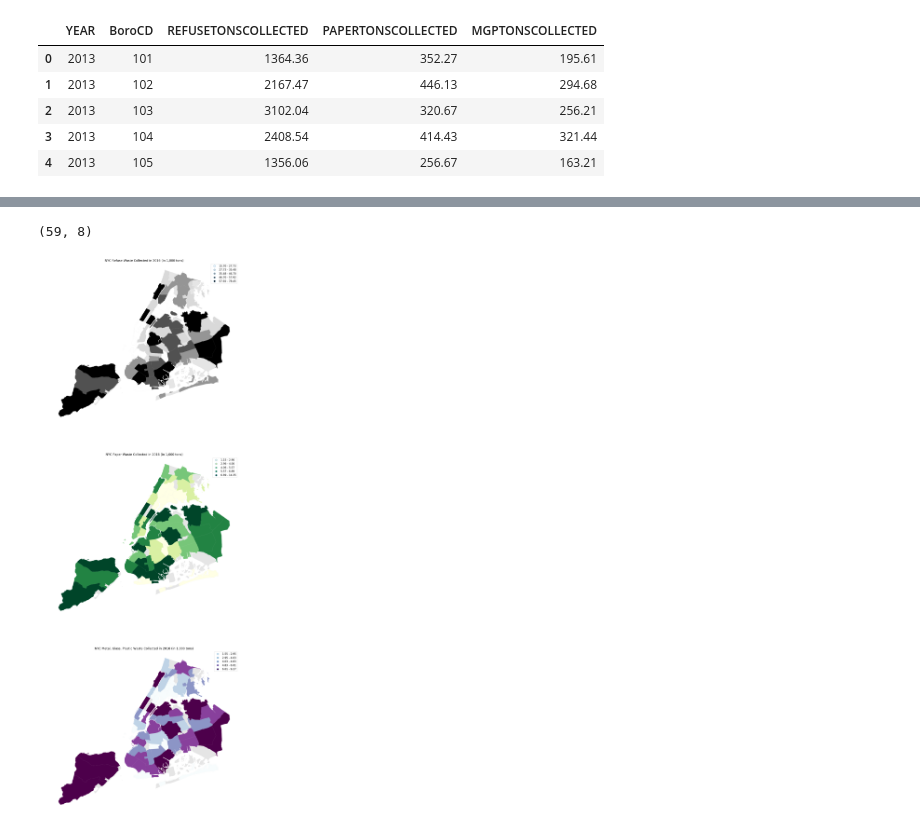
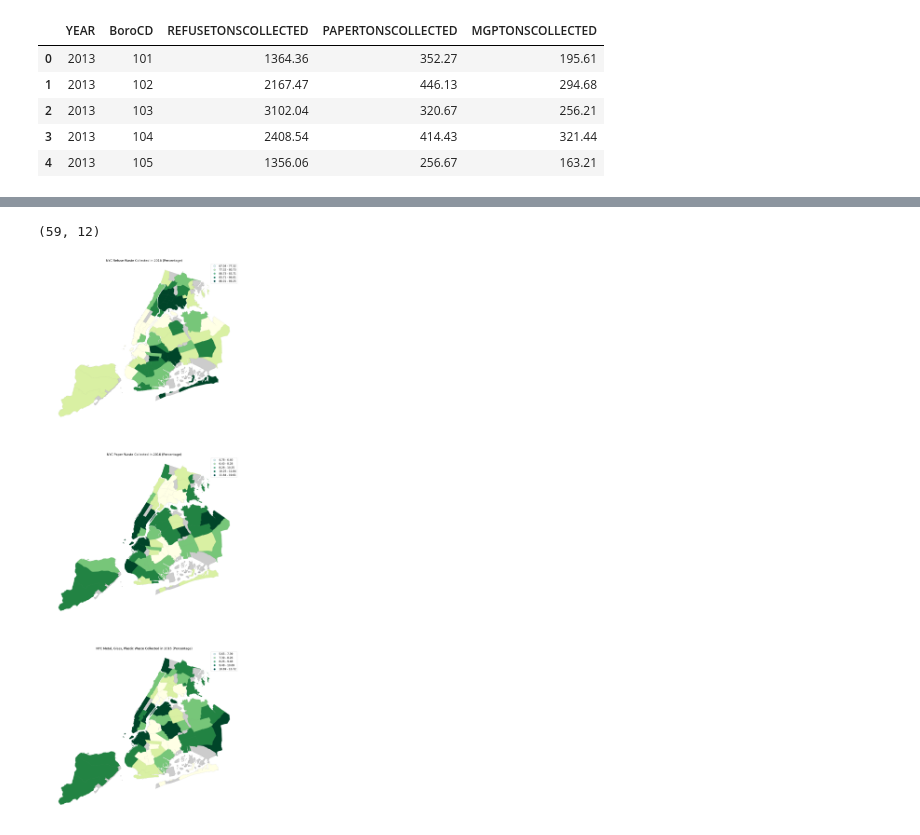
Before and after one commit to qiuyliu/PUI2017_uc288, a Jupyter notebook: HW8_uc288/HW8_uc288.ipynb, the cells around one changed output, grey strips where cells are left out. Drawn from its saved outputs; the diff is of its cells as text; code cells hidden in the pictures.

```diff
--- a/HW8_uc288/HW8_uc288.ipynb
+++ b/HW8_uc288/HW8_uc288.ipynb
@@ -113,3 +113,5 @@ thousands = lambda x : x / 1e3
 df_group.PAPERTONSCOLLECTED = df_group.PAPERTONSCOLLECTED.apply(thousands)
 df_group.MGPTONSCOLLECTED = df_group.MGPTONSCOLLECTED.apply(thousands)
 df_group.REFUSETONSCOLLECTED = df_group.REFUSETONSCOLLECTED.apply(thousands)
+# %%
+df_group['TOTALTONS'] = df_group.REFUSETONSCOLLECTED + df_group.MGPTONSCOLLECTED + df_group.PAPERTONSCOLLECTED
@@ -115,0 +127,4 @@ df_group.REFUSETONSCOLLECTED = df_group.REFUSETONSCOLLECTED.apply(thousands)
+# %%
+df_group['REFUSERATIO'] = (df_group.REFUSETONSCOLLECTED / df_group.TOTALTONS) * 100
+df_group['PAPERRATIO'] = (df_group.PAPERTONSCOLLECTED / df_group.TOTALTONS) * 100
+df_group['MGPRATIO'] = (df_group.MGPTONSCOLLECTED / df_group.TOTALTONS) * 100
@@ -118,27 +142,27 @@ df_all = df_nyc.merge(df_group[df_group['YEAR'] == 2016], on='BoroCD')
 # %%
 df_all.shape
 # %% [output]
-(59, 8)
+(59, 12)
 # %%
 matplotlib.rcParams.update({'font.size': 15})
 # %%
 f, (ax1, ax2, ax3) = pl.subplots(3, 1, figsize=(20,60))
 
-df_nyc.plot(ax=ax1, color='black', alpha=0.1)
-df_all.plot(ax=ax1, column='REFUSETONSCOLLECTED', cmap='Greys', scheme='quantiles', legend=True)
-ax1.set_title('NYC Refuse Waste Collected in 2016 (in 1,000 tons)')
+df_nyc.plot(ax=ax1, color='black', edgecolor='black', alpha=0.2)
+df_all.plot(ax=ax1, column='REFUSERATIO', cmap='YlGn', scheme='quantiles', legend=True)
+ax1.set_title('NYC Refuse Waste Collected in 2016 (Percentage)')
 ax1.axis('off')
 
-df_nyc.plot(ax=ax2, color='black', alpha=0.1)
-df_all.plot(ax=ax2, column='PAPERTONSCOLLECTED', cmap='YlGn', scheme='quantiles', legend=True)
-ax2.set_title('NYC Paper Waste Collected in 2016 (in 1,000 tons)')
+df_nyc.plot(ax=ax2, color='black', edgecolor='black', alpha=0.2)
+df_all.plot(ax=ax2, column='PAPERRATIO', cmap='YlGn', scheme='quantiles', legend=True)
+ax2.set_title('NYC Paper Waste Collected in 2016 (Percentage)')
 ax2.axis('off')
 
-df_nyc.plot(ax=ax3, color='black', alpha=0.1)
-df_all.plot(ax=ax3, column='MGPTONSCOLLECTED', cmap='BuPu', scheme='quantiles', legend=True)
-ax3.set_title('NYC Metal, Glass, Plastic Waste Collected in 2016 (in 1,000 tons)')
+df_nyc.plot(ax=ax3, color='black', edgecolor='black', alpha=0.2)
+df_all.plot(ax=ax3, column='MGPRATIO', cmap='YlGn', scheme='quantiles', legend=True)
+ax3.set_title('NYC Metal, Glass, Plastic Waste Collected in 2016 (Percentage)')
 ax3.axis('off')
 
-savefig('2016_trash.png')
+savefig('2016_trashratio.png')
 # %% [output]
-[figure, old version]
+[figure, new version]
```
Also changed, not shown: parts of 10 cells of this notebook, 3 other files.
